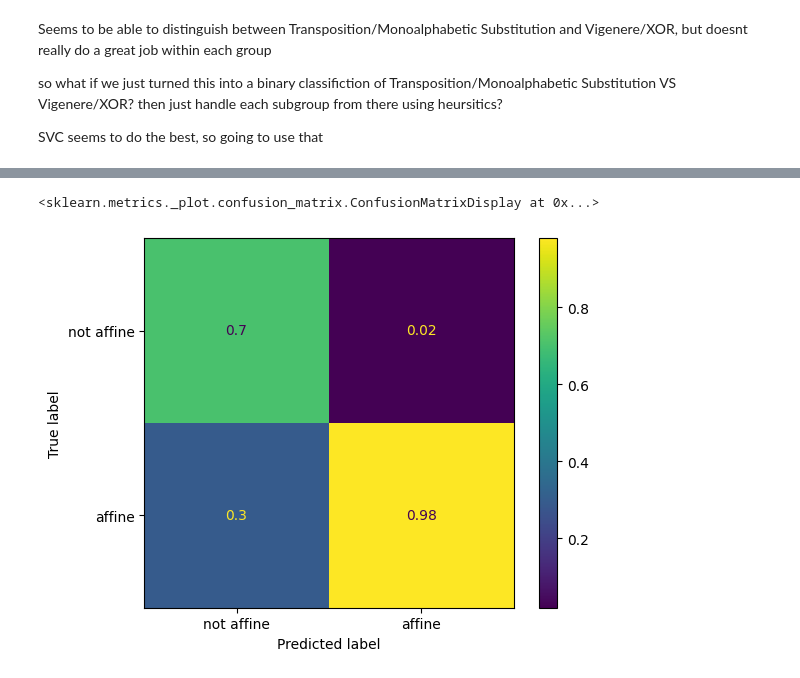
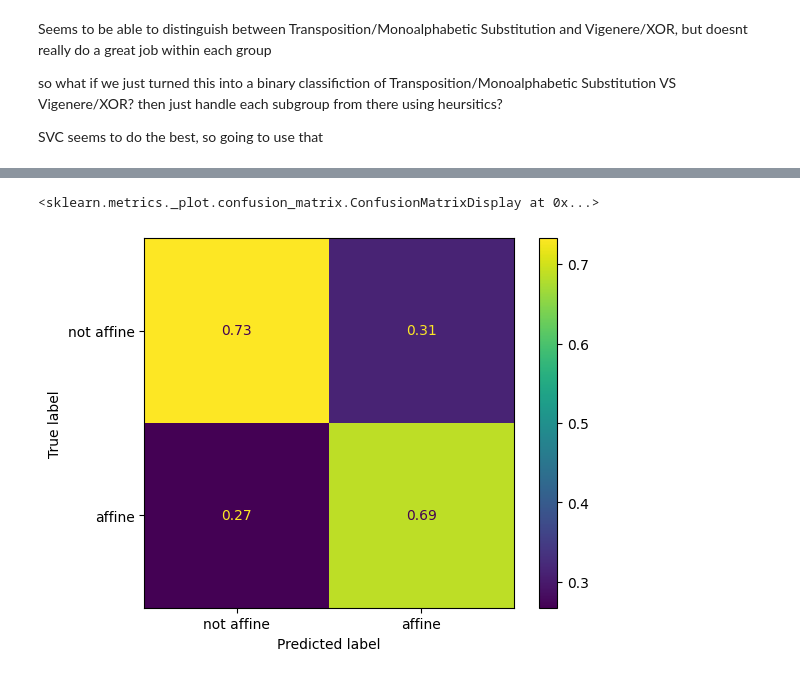
Before and after one commit to Veryyes/CryptSmash, a Jupyter notebook: detection.ipynb, the cells around one changed output, grey strips where cells are left out. Cells and saved outputs as stored; diff of their text form; code cells hidden in the pictures.

```diff
--- a/detection.ipynb
+++ b/detection.ipynb
@@ -148,6 +153,8 @@ df['vigenere'] = df.apply(lambda r: vigenere.encrypt(r['plaintext'], faker.word(
 df['vigenere_chisq'] = df.apply(lambda r: inv_chi_squared(frequency_table(r['vigenere']), English.byte_distrib, len(r['vigenere']), [bytes(a,'utf8') for a  in alphabet]), axis=1)
 # df['vigenere_bigram_chisq'] = df.apply(lambda r: inv_chi_squared(ngram_count(r['vigenere'], 2), English.bigrams, len(r['vigenere'])-2), axis=1)
 df['vigenere_ioc'] = df.apply(lambda r:index_of_coincidence(r['vigenere']), axis=1)
+df['vigenere_entropy'] = df.apply(lambda r:entropy(bytes(r['vigenere'], 'utf8')), axis=1)
+
 df.drop(['vigenere'], axis=1, inplace=True)
 df.describe().apply(lambda s: s.apply(lambda x:format(x,'f')))
 # %% [output]
@@ -168,6 +175,8 @@ df['xor'] = df.apply(lambda r: xor.encrypt(bytes(r['plaintext'], 'utf8'), bytes(
 df['xor_chisq'] = df.apply(lambda r: inv_chi_squared(frequency_table(r['xor']), English.byte_distrib, len(r['xor']), [bytes(a,'utf8') for a  in alphabet]), axis=1)
 # df['xor_bigram_chisq'] = df.apply(lambda r: inv_chi_squared(ngram_count(r['xor'], 2), English.bigrams, len(r['xor'])-2), axis=1)
 df['xor_ioc'] = df.apply(lambda r:index_of_coincidence(r['xor']), axis=1)
+df['xor_entropy'] = df.apply(lambda r:entropy(r['xor']), axis=1)
+
 df.drop(['xor'], axis=1, inplace=True)
 # %%
 import seaborn as sns
@@ -212,26 +232,26 @@ df.head()
 # %%
-plain_df = df[['plain_chisq', 'plain_ioc']]
-plain_df.rename(columns={"plain_chisq": "inv_chi_sq", "plain_ioc": "ioc"}, inplace=True)
+plain_df = df[['plain_chisq', 'plain_ioc', 'plain_entropy']]
+plain_df.rename(columns={"plain_chisq": "inv_chi_sq", "plain_ioc": "ioc", 'plain_entropy':"entropy"}, inplace=True)
 plain_df['type'] = plain_df.apply(lambda r: "plaintext", axis=1)
 
-rail_df = df[['railfence_chisq', 'railfence_ioc']]
-rail_df.rename(columns={"railfence_chisq": "inv_chi_sq", "railfence_ioc": "ioc"}, inplace=True)
+rail_df = df[['railfence_chisq', 'railfence_ioc', 'railfence_entropy']]
+rail_df.rename(columns={"railfence_chisq": "inv_chi_sq", "railfence_ioc": "ioc", "railfence_entropy": "entropy"}, inplace=True)
 rail_df['type'] = rail_df.apply(lambda r: "railfence", axis=1)
 
-affine_df = df[['affine_chisq', 'affine_ioc']]
-affine_df.rename(columns={"affine_chisq": "inv_chi_sq", "affine_ioc": "ioc"}, inplace=True)
+affine_df = df[['affine_chisq', 'affine_ioc', 'affine_entropy']]
+affine_df.rename(columns={"affine_chisq": "inv_chi_sq", "affine_ioc": "ioc", "affine_entropy": "entropy"}, inplace=True)
 affine_df['type'] = affine_df.apply(lambda r: "affine", axis=1)
 
-sub_df = df[['sub_chisq', 'sub_ioc']]
-sub_df.rename(columns={"sub_chisq": "inv_chi_sq", "sub_ioc": "ioc"}, inplace=True)
+sub_df = df[['sub_chisq', 'sub_ioc', 'sub_entropy']]
+sub_df.rename(columns={"sub_chisq": "inv_chi_sq", "sub_ioc": "ioc", "sub_entropy": "entropy"}, inplace=True)
 sub_df['type'] = sub_df.apply(lambda r: "substitution", axis=1)
 
-vigenere_df = df[['vigenere_chisq', 'vigenere_ioc']]
-vigenere_df.rename(columns={"vigenere_chisq": "inv_chi_sq", "vigenere_ioc": "ioc"}, inplace=True)
+vigenere_df = df[['vigenere_chisq', 'vigenere_ioc', 'vigenere_entropy']]
+vigenere_df.rename(columns={"vigenere_chisq": "inv_chi_sq", "vigenere_ioc": "ioc", "vigenere_entropy": "entropy"}, inplace=True)
 vigenere_df['type'] = vigenere_df.apply(lambda r: "vigenere", axis=1)
 
-xor_df = df[['xor_chisq', 'xor_ioc']]
-xor_df.rename(columns={"xor_chisq": "inv_chi_sq", "xor_ioc": "ioc"}, inplace=True)
+xor_df = df[['xor_chisq', 'xor_ioc', 'xor_entropy']]
+xor_df.rename(columns={"xor_chisq": "inv_chi_sq", "xor_ioc": "ioc", "xor_entropy":"entropy"}, inplace=True)
 xor_df['type'] = xor_df.apply(lambda r: "xor", axis=1)
 
 detect_df = pd.concat([plain_df, rail_df, affine_df, sub_df, vigenere_df, xor_df])
@@ -268,0 +309,12 @@ UserWarning: Creating legend with loc="best" can be slow with large amounts of d
+# %%
+%matplotlib inline
+
+import numpy as np
+import matplotlib.pyplot as plt
+
+fig = plt.figure()
+ax = fig.add_subplot(111, projection='3d')
+for t in detect_df.type.unique():
+    ax.scatter(detect_df.inv_chi_sq[detect_df.type==t], detect_df.ioc[detect_df.type==t], detect_df.entropy[detect_df.type==t], label=t)
+ax.legend()
+plt.show()
@@ -603,28 +628,30 @@ cross: 0.39312806023072416
 # %%
 labels = {
     'railfence': 0,
     'affine': 1,
     'substitution':0,
 }
 
 affine_df = detect_df[(detect_df['type'] != 'vigenere') & (detect_df['type'] != 'xor')]
 
-X = affine_df[['inv_chi_sq', 'ioc']].to_numpy()
+X = affine_df[['inv_chi_sq', 'ioc', 'entropy']].to_numpy()
 Y = np.array([labels[t] for t in affine_df['type']])
 
 X_train, X_test, Y_train, Y_test = train_test_split(X, Y, test_size=.8, random_state=1337)
+rus = RandomUnderSampler(random_state=1337)
+X_train, Y_train = rus.fit_resample(X_train, Y_train)
 affine_svc = make_pipeline(StandardScaler(), SVC())
 affine_svc.fit(X_train, Y_train)
 samples = X_test.shape[0]
 
 Y_hat = parallel(delayed(affine_svc.predict)(X_test[(samples//n_cores) * i:(samples//n_cores) * (i+1)]) for i in range(n_cores))
 Y_hat = np.vstack(Y_hat)
 Y_hat = np.resize(Y_hat, Y_test.shape)
 labels_ids = ["not affine", "affine"]
 ConfusionMatrixDisplay.from_predictions(Y_test, Y_hat, normalize='pred', display_labels=labels_ids)
 # %% [output]
 <sklearn.metrics._plot.confusion_matrix.ConfusionMatrixDisplay at 0x...>
-[figure, old version]
+[figure, new version]
 # %%
 sio.dump(affine_svc, "affine_svc_detect.skops")
 
```
Also changed, not shown: parts of 37 cells of this notebook, 7 other files.
